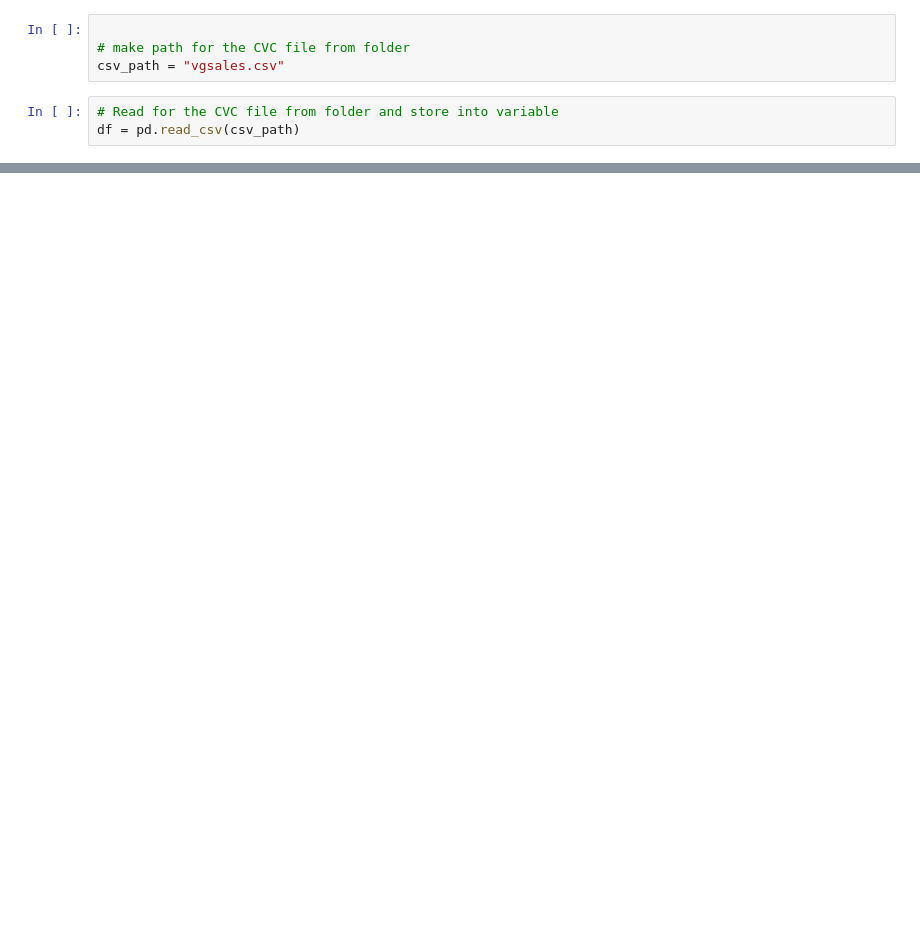
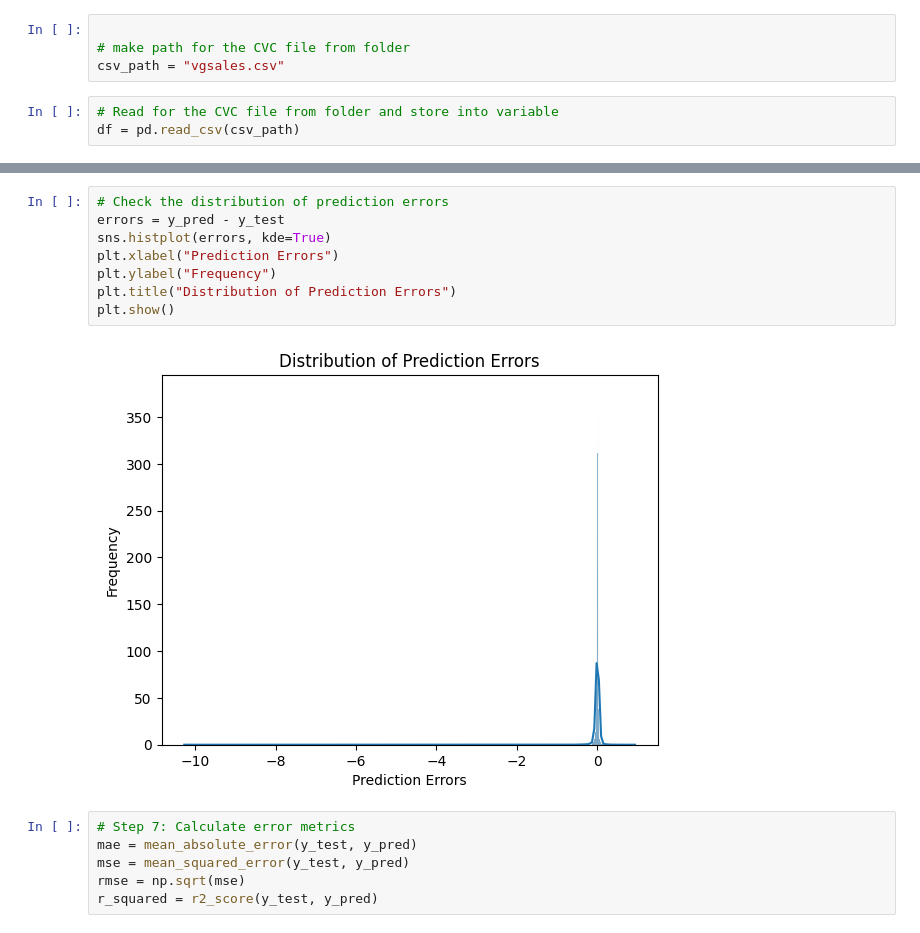
Before and after one commit to waseemimran/Introductiontomachinelearning, a Jupyter notebook: linearRegressionWithOwnDataset.ipynb, the cells around one changed output, grey strips where cells are left out. Cells and saved outputs as stored; diff of their text form; blank space fills up the shorter version.

```diff
--- a/linearRegressionWithOwnDataset.ipynb
+++ b/linearRegressionWithOwnDataset.ipynb
@@ -381,0 +72,16 @@ plt.plot(plot_x, plot_y, 'yo', plot_x, poly1d_fn(plot_x), '--k')
+# %%
+# Check the distribution of prediction errors
+errors = y_pred - y_test
+sns.histplot(errors, kde=True)
+plt.xlabel("Prediction Errors")
+plt.ylabel("Frequency")
+plt.title("Distribution of Prediction Errors")
+plt.show()
+# %% [output]
+[figure, added]
+# %%
+# Step 7: Calculate error metrics
+mae = mean_absolute_error(y_test, y_pred)
+mse = mean_squared_error(y_test, y_pred)
+rmse = np.sqrt(mse)
+r_squared = r2_score(y_test, y_pred)
```
Also changed, not shown: parts of 55 cells of this notebook, 3 other files.
